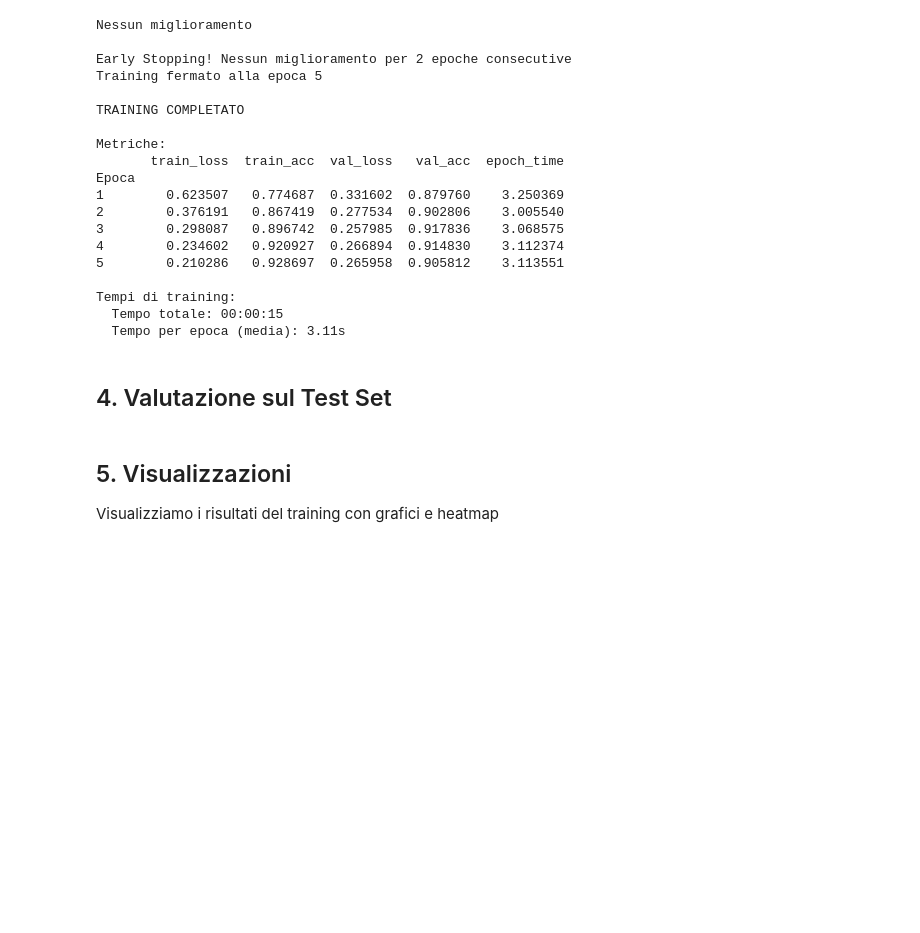
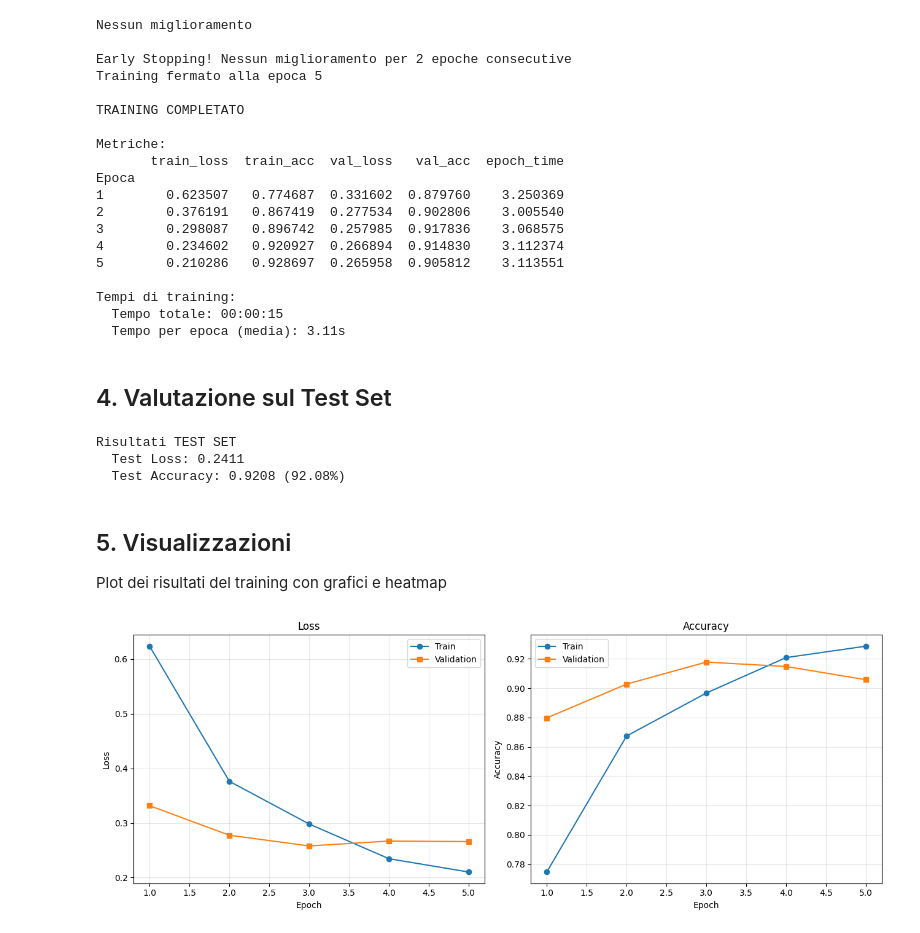
Before and after one commit to imanexoxo/Thesis_AML, a Jupyter notebook: notebooks/01_data_resnet.ipynb, the cells around one changed output. Saved outputs shown, nothing was run; the diff lists cells and outputs as text; code cells hidden in the pictures; blank space fills up the shorter version.

Commit message:
Training ResNet completato - I

```diff
--- a/notebooks/01_data_resnet.ipynb
+++ b/notebooks/01_data_resnet.ipynb
@@ -594,9 +594,16 @@ Tempi di training:
 # %% [markdown]
 ## 4. Valutazione sul Test Set
 # %%
-# Carica il miglior modello salvato
 model.load_state_dict(torch.load(model_save_path))
-print(f"Miglior modello caricato")
 
-# Valuta sul test set usando la stessa funzione di validazione
-test_loss, test_acc = validate_one_epoch(model, test_loader, loss_fn, device)
+test_loss, test_acc = val_one_epoch(model, test_loader, loss_fn, device)
+
+class_names = test_dataset.classes
+
+print("Risultati TEST SET")
+print(f"  Test Loss: {test_loss:.4f}")
+print(f"  Test Accuracy: {test_acc:.4f} ({test_acc*100:.2f}%)")
+# %% [output]
+Risultati TEST SET
+  Test Loss: 0.2411
+  Test Accuracy: 0.9208 (92.08%)
@@ -612,32 +610,41 @@ print("\nDataset loaded successfully")
 # %% [markdown]
 ## 5. Visualizzazioni
 
-Visualizziamo i risultati del training con grafici e heatmap
+Plot dei risultati del training con grafici e heatmap
 # %%
 # Curve di training
 metrics_plot = pd.DataFrame(metrics)
 epochs = range(1, len(metrics_plot) + 1)
 
 fig, (ax1, ax2) = plot.subplots(1, 2, figsize=(13, 5))
 
 ax1.plot(epochs, metrics['train_loss'], 'o-', label='Train')
 ax1.plot(epochs, metrics['val_loss'], 's-', label='Validation')
 ax1.set_xlabel('Epoch')
 ax1.set_ylabel('Loss')
 ax1.set_title('Loss')
 ax1.legend()
 ax1.grid(True, alpha=0.3)
 
 ax2.plot(epochs, metrics['train_acc'], 'o-', label='Train')
 ax2.plot(epochs, metrics['val_acc'], 's-', label='Validation')
 ax2.set_xlabel('Epoch')
 ax2.set_ylabel('Accuracy')
 ax2.set_title('Accuracy')
 ax2.legend()
 ax2.grid(True, alpha=0.3)
 
 plot.tight_layout()
+
+# Salva i grafici in results
+results_path = ROOT / "results"
+results_path.mkdir(exist_ok=True)
+plot.savefig(results_path / "training_curves.png", dpi=300, bbox_inches='tight')
+print(f"Grafici salvati in: {results_path / 'training_curves.png'}")
+
 plot.show()
+# %% [output]
+[figure, added]
 # %%
 # Visualizza esempi di predizioni dal test set
 fig, axes = plot.subplots(2, 5, figsize=(14, 6))
```
Also changed, not shown: parts of 5 cells of this notebook, 2 other files.
